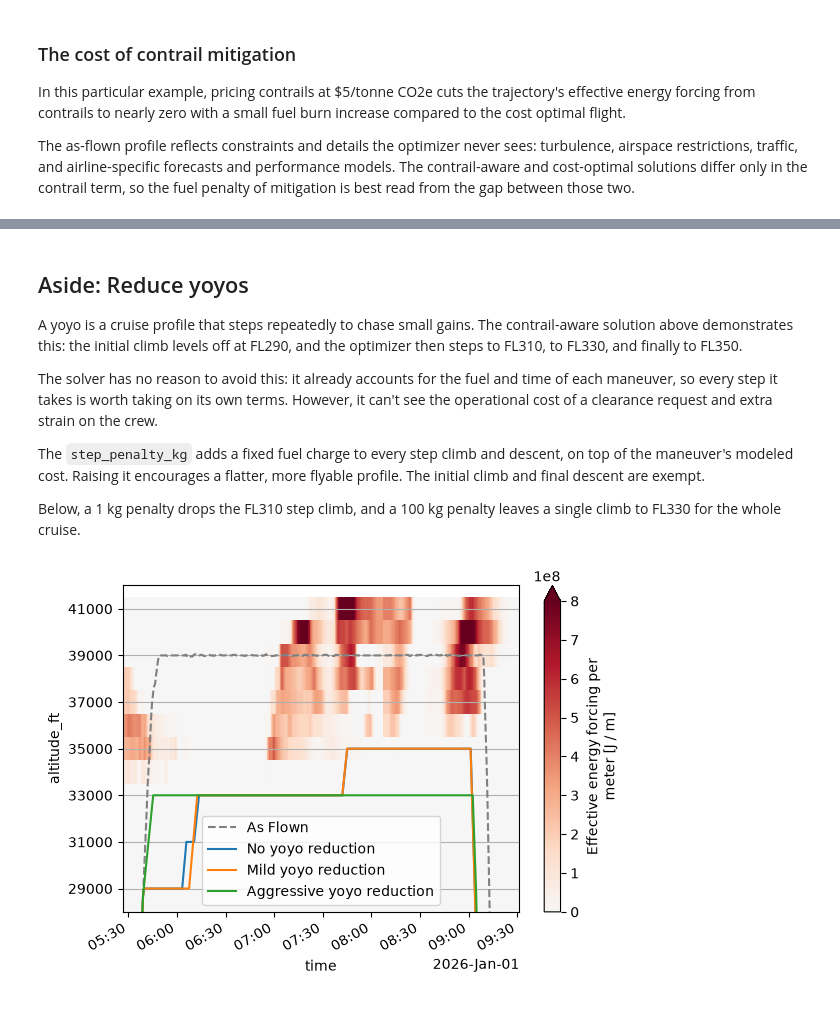
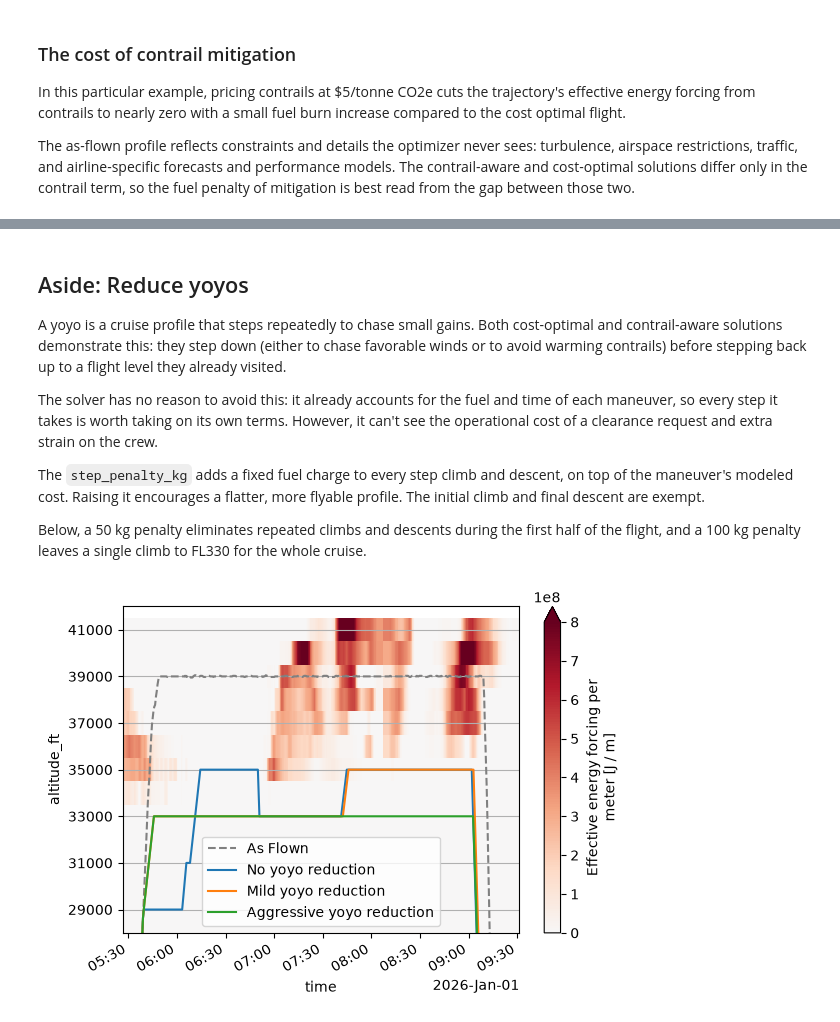
Before and after one commit to contrailcirrus/contrailopt, a Jupyter notebook: docs/notebooks/optimize-2d.ipynb, the cells around one changed output, grey strips where cells are left out. Saved outputs shown, nothing was run; the diff lists cells and outputs as text; code cells hidden in the pictures.

```diff
--- a/docs/notebooks/optimize-2d.ipynb
+++ b/docs/notebooks/optimize-2d.ipynb
@@ -257,39 +257,39 @@ pd.DataFrame.from_dict(
 # %% [markdown]
 ## Aside: Reduce yoyos
 
-A yoyo is a cruise profile that steps repeatedly to chase small gains. The contrail-aware solution above demonstrates this: the initial climb levels off at FL290, and the optimizer then steps to FL310, to FL330, and finally to FL350.
+A yoyo is a cruise profile that steps repeatedly to chase small gains. Both cost-optimal and contrail-aware solutions demonstrate this: they step down (either to chase favorable winds or to avoid warming contrails) before stepping back up to a flight level they already visited.
 
 The solver has no reason to avoid this: it already accounts for the fuel and time of each maneuver, so every step it takes is worth taking on its own terms. However, it can't see the operational cost of a clearance request and extra strain on the crew.
 
 The `step_penalty_kg` adds a fixed fuel charge to every step climb and descent, on top of the maneuver's modeled cost. Raising it encourages a flatter, more flyable profile. The initial climb and final descent are exempt.
 
-Below, a 1 kg penalty drops the FL310 step climb, and a 100 kg penalty leaves a single climb to FL330 for the whole cruise.
+Below, a 50 kg penalty eliminates repeated climbs and descents during the first half of the flight, and a 100 kg penalty leaves a single climb to FL330 for the whole cruise.
 # %%
-opt.solve(cost_index=30, dollar_tonne_co2e=5, step_penalty_kg=1)
+opt.solve(cost_index=30, dollar_tonne_co2e=5, step_penalty_kg=50)
 fl_opt_mild = opt.to_flight()
 
 opt.solve(cost_index=30, dollar_tonne_co2e=5, step_penalty_kg=100)
 fl_opt_aggressive = opt.to_flight()
 
 ax = fl.plot_profile(label="As Flown", color="0.5", style="--")
 fl_opt_con.plot_profile(ax=ax, label="No yoyo reduction")
 fl_opt_mild.plot_profile(ax=ax, label="Mild yoyo reduction")
 fl_opt_aggressive.plot_profile(ax=ax, label="Aggressive yoyo reduction")
 
 
 ef_curtain.plot.pcolormesh(
     x="time",
     y="altitude_ft",
     ax=ax,
     cmap=cmap,
     vmin=0,
     vmax=8e8,
 )
 
 ax.set_yticks(opt.fl_choices)
 ax.set_ylim(28000, 42000)
 ax.grid(True, axis="y")
 ax.legend()
 plt.show()
 # %% [output]
-[figure, old version]
+[figure, new version]
```
Also changed, not shown: parts of 3 cells of this notebook, 5 other files.
